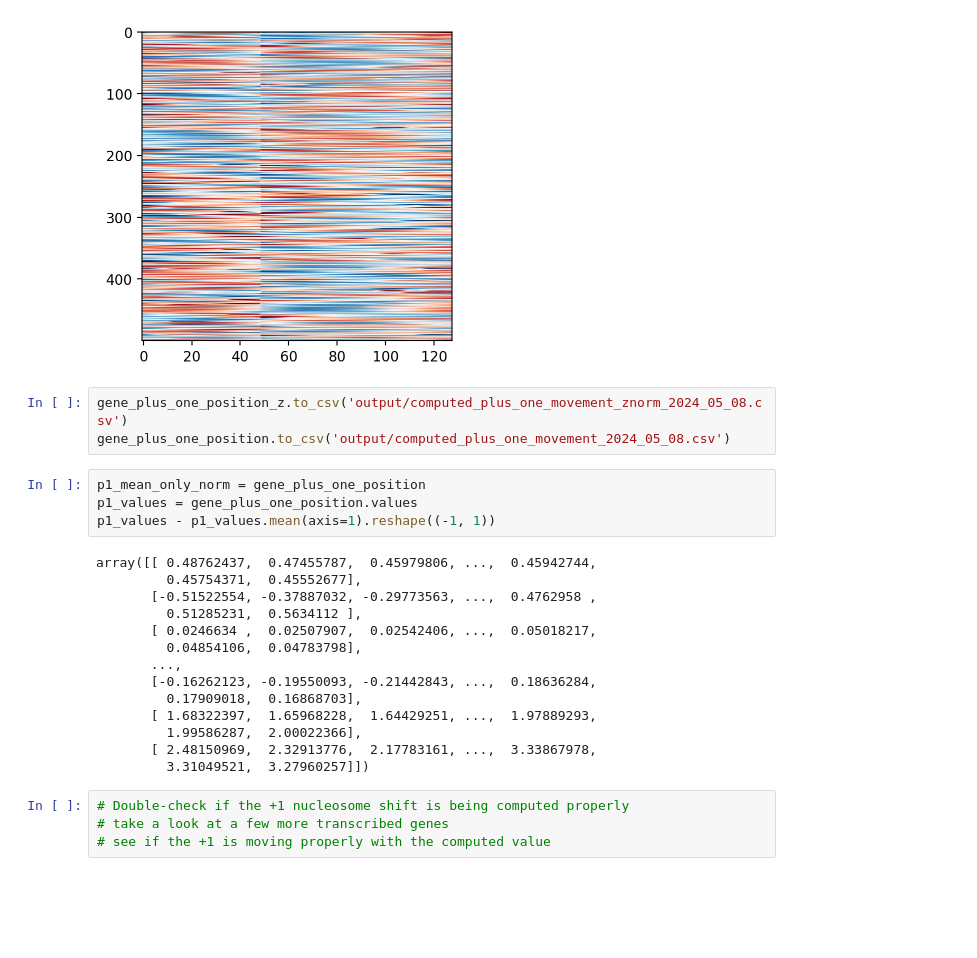
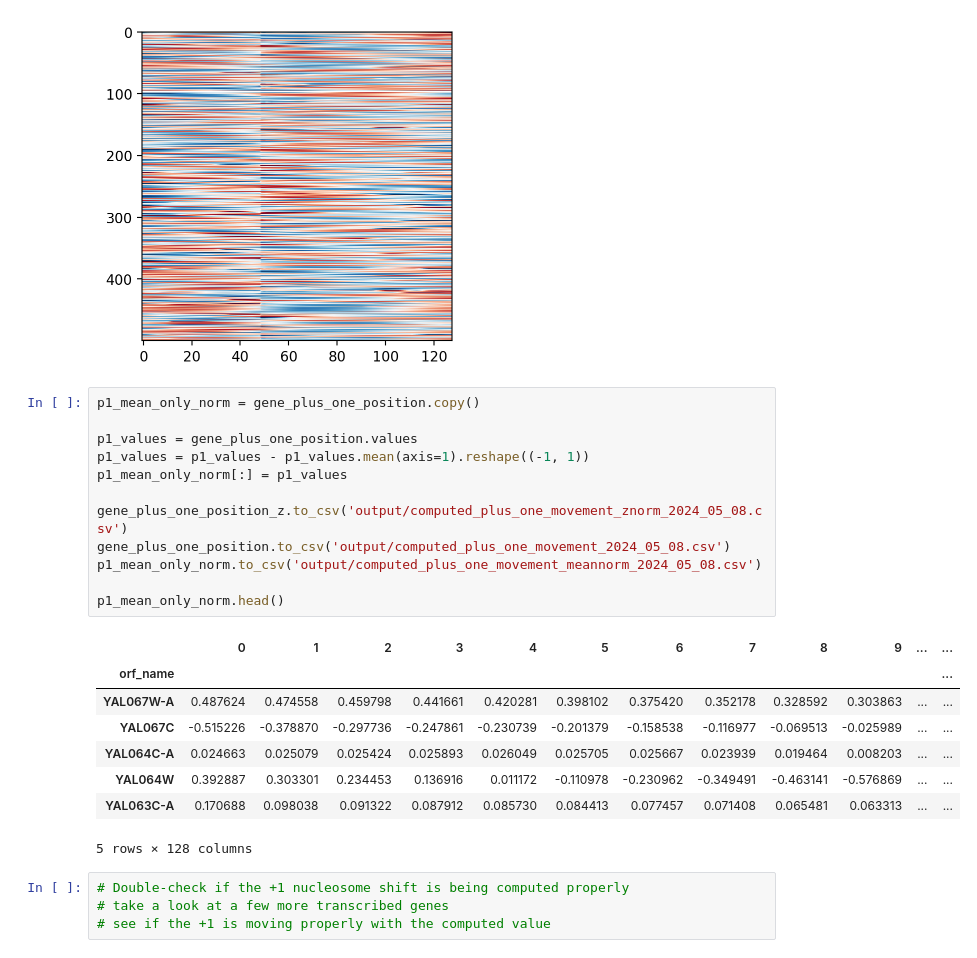
Before and after one commit to HarteminkLab/cell-cycle-deconv, a Jupyter notebook: 3_Compute_Deconvolved_Nucleosome_Shift.ipynb, the cells around one changed output. Cells and saved outputs as stored; diff of their text form; blank space fills up the shorter version.

```diff
--- a/3_Compute_Deconvolved_Nucleosome_Shift.ipynb
+++ b/3_Compute_Deconvolved_Nucleosome_Shift.ipynb
@@ -92,27 +92,27 @@ plt.imshow(gene_plus_one_position_z[:500], aspect='auto', vmin=-2,
 # %% [output]
 <matplotlib.image.AxesImage at 0x...>
 [figure]
-# %%
-gene_plus_one_position_z.to_csv('output/computed_plus_one_movement_znorm_2024_05_08.csv')
-gene_plus_one_position.to_csv('output/computed_plus_one_movement_2024_05_08.csv')
 # %%
-p1_mean_only_norm = gene_plus_one_position
+p1_mean_only_norm = gene_plus_one_position.copy()
+
 p1_values = gene_plus_one_position.values
-p1_values - p1_values.mean(axis=1).reshape((-1, 1))
+p1_values = p1_values - p1_values.mean(axis=1).reshape((-1, 1))
+p1_mean_only_norm[:] = p1_values
+
+gene_plus_one_position_z.to_csv('output/computed_plus_one_movement_znorm_2024_05_08.csv')
+gene_plus_one_position.to_csv('output/computed_plus_one_movement_2024_05_08.csv')
+p1_mean_only_norm.to_csv('output/computed_plus_one_movement_meannorm_2024_05_08.csv')
+
+p1_mean_only_norm.head()
 # %% [output]
+|  | 0 | 1 | 2 | 3 | 4 | 5 | 6 | 7 | 8 | 9 | ... | ... |
+| orf_name |  |  |  |  |  |  |  |  |  |  |  | ... |
+| YAL067W-A | 0.487624 | 0.474558 | 0.459798 | 0.441661 | 0.420281 | 0.398102 | 0.375420 | 0.352178 | 0.328592 | 0.303863 | ... | ... |
+| YAL067C | -0.515226 | -0.378870 | -0.297736 | -0.247861 | -0.230739 | -0.201379 | -0.158538 | -0.116977 | -0.069513 | -0.025989 | ... | ... |
+| YAL064C-A | 0.024663 | 0.025079 | 0.025424 | 0.025893 | 0.026049 | 0.025705 | 0.025667 | 0.023939 | 0.019464 | 0.008203 | ... | ... |
+| YAL064W | 0.392887 | 0.303301 | 0.234453 | 0.136916 | 0.011172 | -0.110978 | -0.230962 | -0.349491 | -0.463141 | -0.576869 | ... | ... |
+| YAL063C-A | 0.170688 | 0.098038 | 0.091322 | 0.087912 | 0.085730 | 0.084413 | 0.077457 | 0.071408 | 0.065481 | 0.063313 | ... | ... |
-array([[ 0.48762437,  0.47455787,  0.45979806, ...,  0.45942744,
-         0.45754371,  0.45552677],
-       [-0.51522554, -0.37887032, -0.29773563, ...,  0.4762958 ,
-         0.51285231,  0.5634112 ],
-       [ 0.0246634 ,  0.02507907,  0.02542406, ...,  0.05018217,
-         0.04854106,  0.04783798],
-       ...,
-       [-0.16262123, -0.19550093, -0.21442843, ...,  0.18636284,
-         0.17909018,  0.16868703],
-       [ 1.68322397,  1.65968228,  1.64429251, ...,  1.97889293,
-         1.99586287,  2.00022366],
-       [ 2.48150969,  2.32913776,  2.17783161, ...,  3.33867978,
-         3.31049521,  3.27960257]])
+5 rows × 128 columns
 # %%
 # Double-check if the +1 nucleosome shift is being computed properly
 # take a look at a few more transcribed genes
```
Also changed, not shown: 2 other files.
